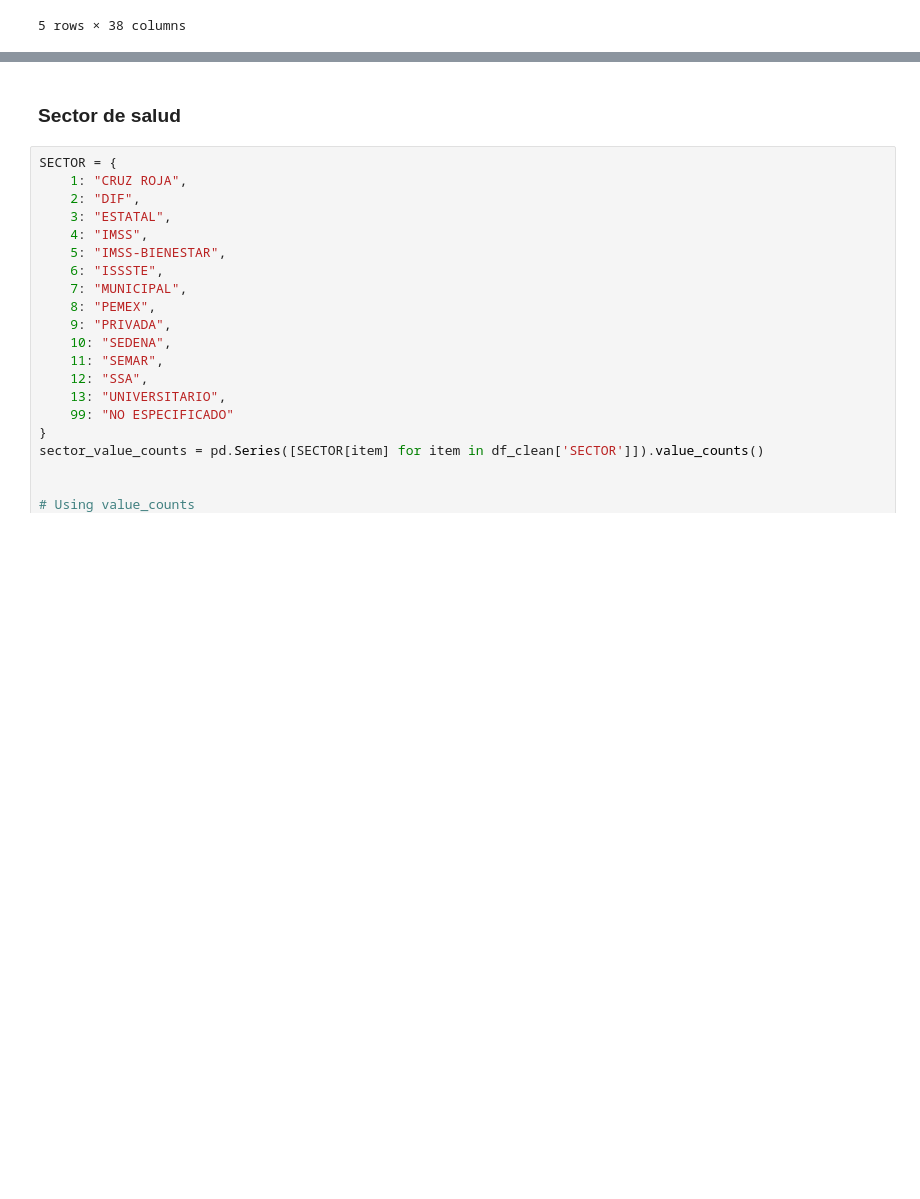
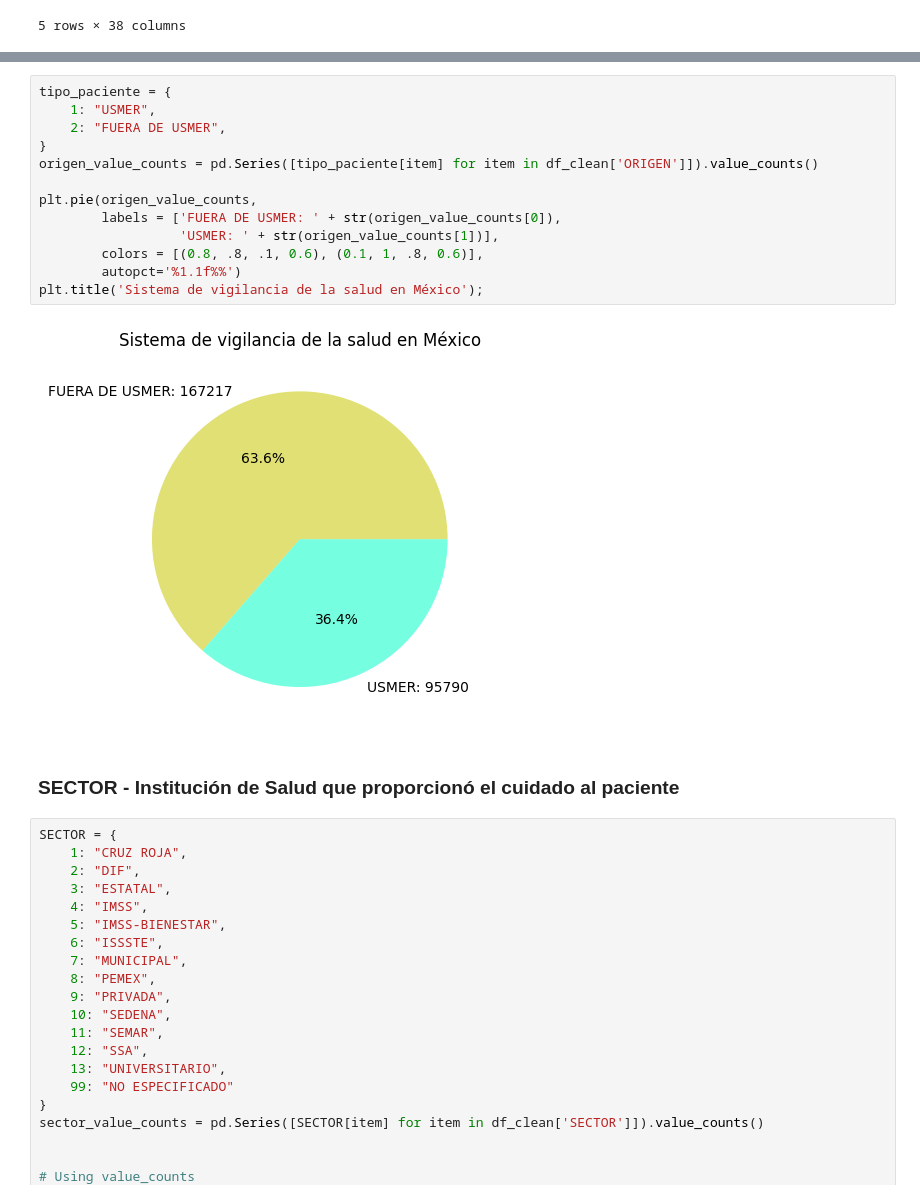
Before and after one commit to Edgar-La/Covid_19_Mexico, a Jupyter notebook: Final_Project.ipynb, the cells around one changed output, grey strips where cells are left out. Cells and saved outputs as stored; diff of their text form; blank space fills up the shorter version.

```diff
--- a/Final_Project.ipynb
+++ b/Final_Project.ipynb
@@ -126,5 +284,20 @@ df_clean.head()
+# %%
+tipo_paciente = {
+    1: "USMER",
+    2: "FUERA DE USMER",
+}
+origen_value_counts = pd.Series([tipo_paciente[item] for item in df_clean['ORIGEN']]).value_counts()
+
+plt.pie(origen_value_counts,
+        labels = ['FUERA DE USMER: ' + str(origen_value_counts[0]),
+                  'USMER: ' + str(origen_value_counts[1])],
+        colors = [(0.8, .8, .1, 0.6), (0.1, 1, .8, 0.6)],
+        autopct='%1.1f%%')
+plt.title('Sistema de vigilancia de la salud en México');
+# %% [output]
+[figure, added]
 # %% [markdown]
-### Sector de salud
+### SECTOR - Institución de Salud que proporcionó el cuidado al paciente
 # %%
 SECTOR = {
     1: "CRUZ ROJA",
```
Also changed, not shown: parts of 29 cells of this notebook.
